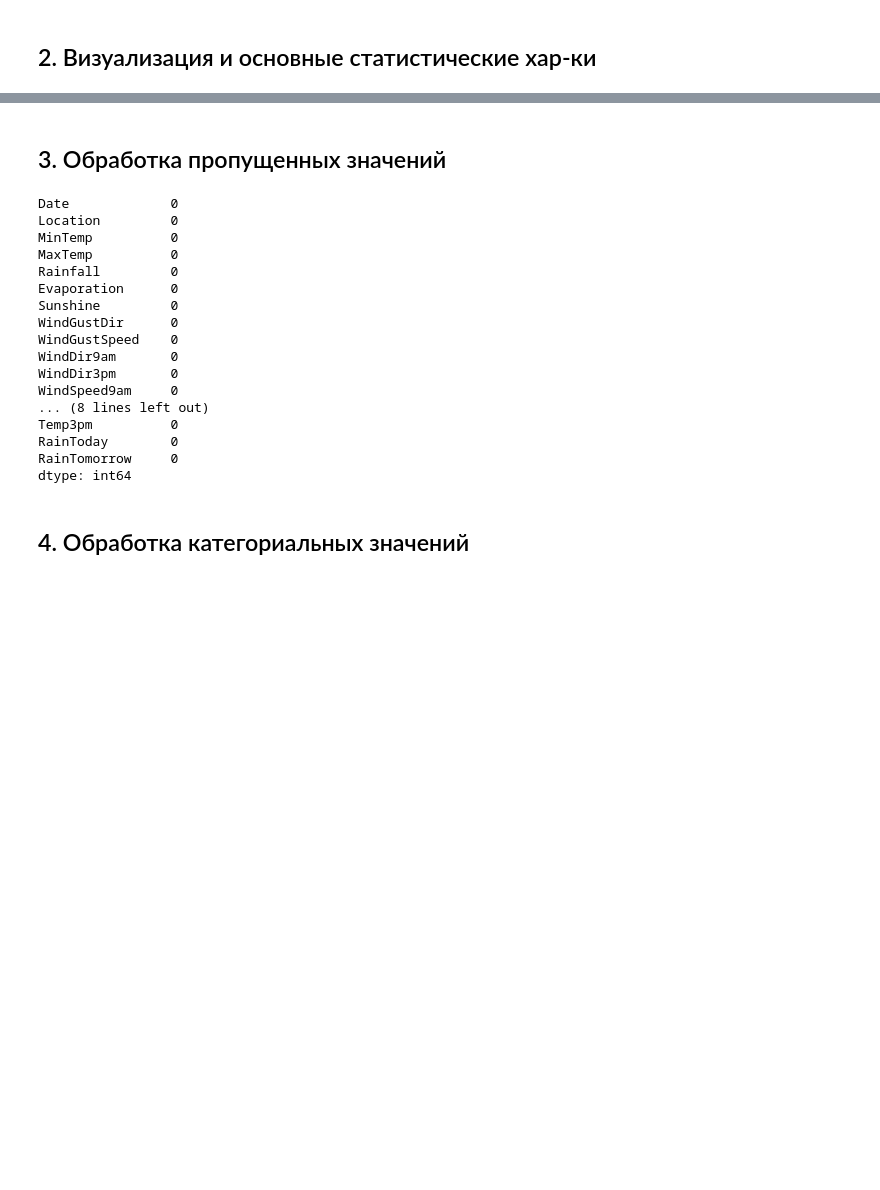
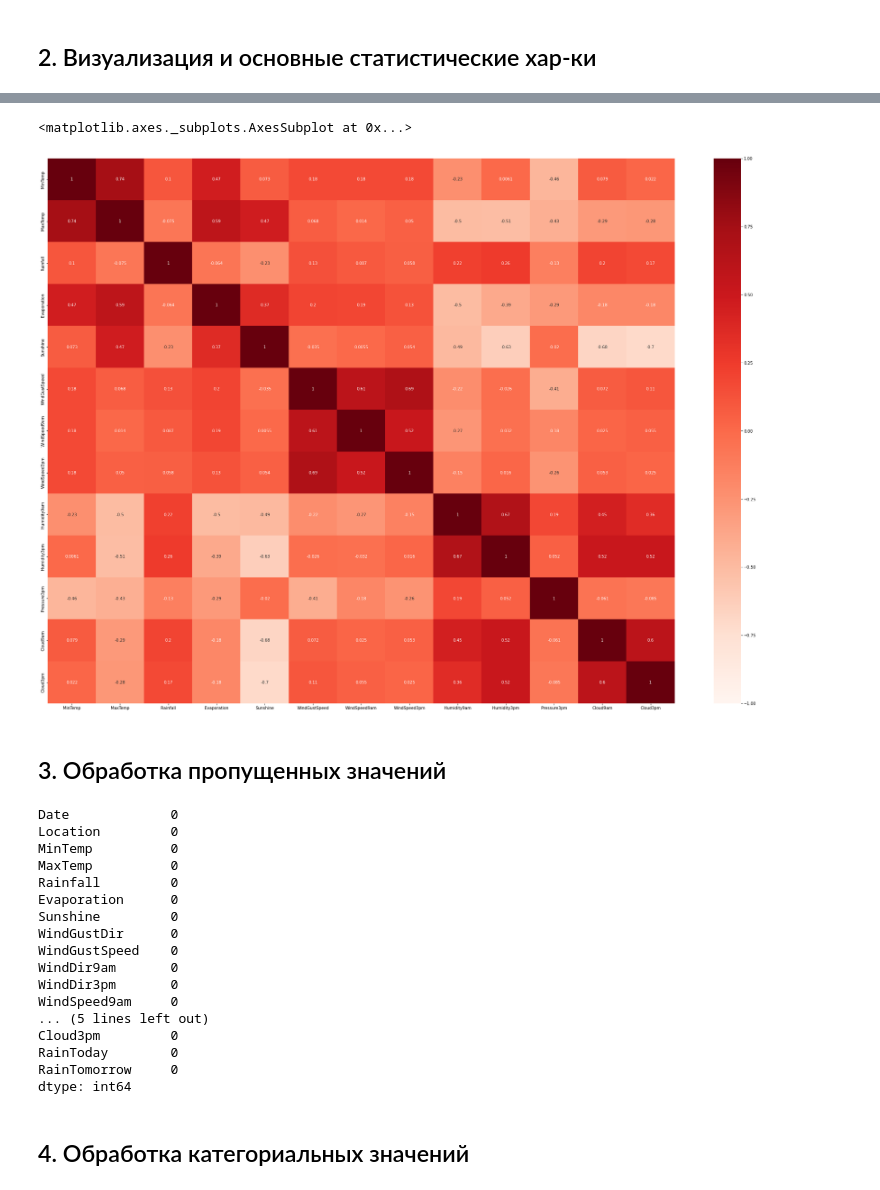
Before and after one commit to Eskelai/ml_itmm_2022, a Jupyter notebook: 1_task.ipynb, the cells around one changed output, grey strips where cells are left out. Saved outputs shown, nothing was run; the diff lists cells and outputs as text; code cells hidden in the pictures; blank space fills up the shorter version.

```diff
--- a/1_task.ipynb
+++ b/1_task.ipynb
@@ -90,3 +94,12 @@ sns.heatmap(cor, annot=True, cmap=plt.cm.Reds,fmt='.2f')
+# %%
+df = df.drop(["Temp9am","Temp3pm", "Pressure9am"], axis=1)
+fig = plt.figure(figsize=(15,10))
+fig.patch.set_facecolor('white')
+cor = df.corr()
+sns.heatmap(cor, annot=True, cmap=plt.cm.Reds, vmin = -1, vmax = 1)
+# %% [output]
+<matplotlib.axes._subplots.AxesSubplot at 0x...>
+[figure, added]
 # %% [markdown]
 ## 3. Обработка пропущенных значений
 # %%
@@ -111,8 +124,8 @@ WindGustSpeed    0
 WindDir9am       0
 WindDir3pm       0
 WindSpeed9am     0
-... (8 lines left out)
-Temp3pm          0
+... (5 lines left out)
+Cloud3pm         0
 RainToday        0
 RainTomorrow     0
 dtype: int64
```
Also changed, not shown: parts of 14 cells of this notebook, 1 other file.
